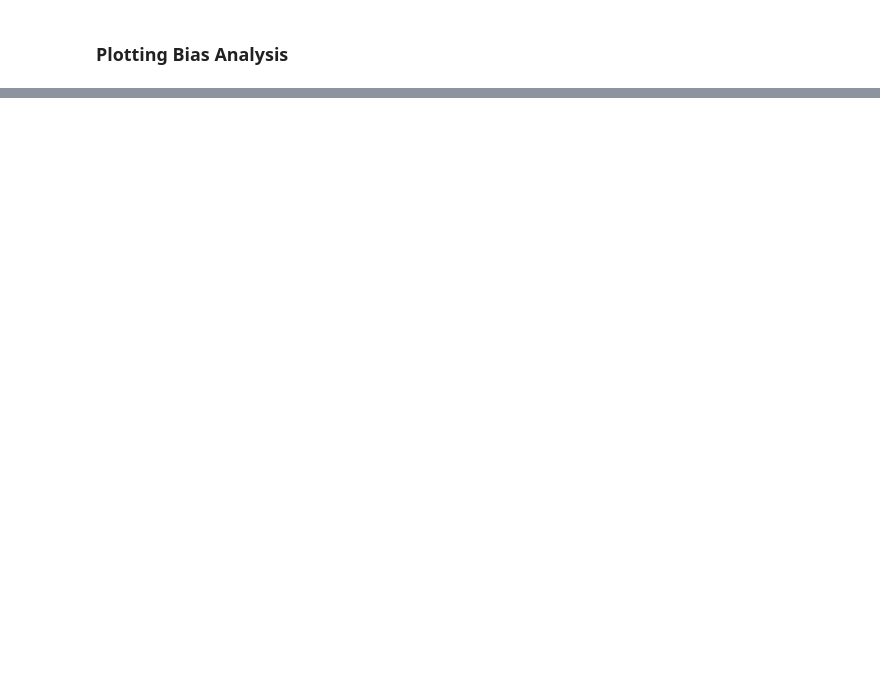
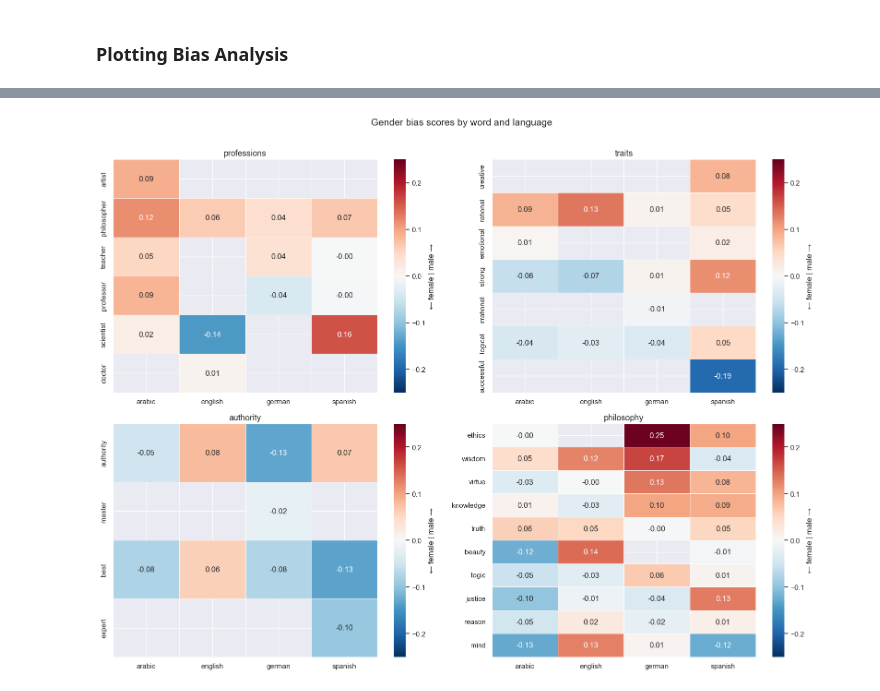
Before and after one commit to maddyjin/CS4120FinalProject, a Jupyter notebook: eda_notebooks/measuring_bias.ipynb, the cells around one changed output, grey strips where cells are left out. Cells and saved outputs as stored; diff of their text form; code cells hidden in the pictures; blank space fills up the shorter version.

Commit message:
Added test words and additional plots to measuring_bias.ipynb

```diff
--- a/eda_notebooks/measuring_bias.ipynb
+++ b/eda_notebooks/measuring_bias.ipynb
@@ -12,6 +13,6 @@ import matplotlib.pyplot as plt
 # %%
 # load models and print number of words in each embedding
-MODEL_PATHS_PHILOSOPHY = {
+MODEL_PATHS_EMBEDDINGS= {
     "english":  "../data/embeddings/english_philosophy.model",
     "german":   "../data/embeddings/german_philosophy.model",
     "arabic":   "../data/embeddings/arabic_philosophy.model",
@@ -20,7 +21,7 @@ MODEL_PATHS_PHILOSOPHY = {
 }
 
 models = {}
-for lang, path in MODEL_PATHS_PHILOSOPHY.items():
+for lang, path in MODEL_PATHS_EMBEDDINGS.items():
     try:
         models[lang] = Word2Vec.load(path).wv
         print(f"{lang}: {len(models[lang])} words")
@@ -110,12 +111,16 @@ def gender_score(word, wv, gender_dir):
 TEST_WORDS = {
     "professions":  ["doctor", "nurse", "engineer", "teacher", "scientist",
                      "programmer", "artist", "lawyer", "philosopher",
-                     "professor", "researcher", "manager", "secretary"],
+                     "professor", "researcher", "manager", "secretary",
+                     "player", "coach", "referee", "drag queen", "activist",
+                     "educator", "principal"],
     "traits":       ["intelligent", "creative", "emotional", "logical",
                      "strong", "gentle", "aggressive", "nurturing",
-                     "rational", "irrational", "ambitious", "submissive"],
+                     "rational", "irrational", "ambitious", "submissive",
+                     "fast", "agile", "adaptable", "successful",
+                     "accomplished"],
     "authority":    ["leader", "authority", "president", "boss",
-                     "expert", "master", "subordinate"],
+                     "expert", "master", "subordinate", "captain", "best"],
     "philosophy":   ["logic", "reason", "ethics", "wisdom", "knowledge",
                      "truth", "beauty", "virtue", "justice", "mind"],
 }
@@ -309,7 +314,7 @@ def plot_bias_scores(df, category, figsize=(10, 6)):
         by=pivot.columns[0], ascending=False
     )
 
-    fig, ax = plt.subplots(figsize=figsize)
+    _, ax = plt.subplots(figsize=figsize)
     x = np.arange(len(pivot))
     width = 0.8 / len(pivot.columns)
 
@@ -320,11 +325,7 @@ def plot_bias_scores(df, category, figsize=(10, 6)):
     ax.axhline(0, color="black", linewidth=0.8, linestyle="--")
     ax.set_xticks(x)
     ax.set_xticklabels(pivot.index, rotation=45, ha="right")
-    ax.set_ylabel("Gender score (+ = male, − = female)")
     ax.set_title(f"Gender bias: {category} words across languages")
     ax.legend()
     plt.tight_layout()
     plt.show()
-
-for cat in TEST_WORDS:
-    plot_bias_scores(df, cat)
@@ -335,0 +340,26 @@ for cat in TEST_WORDS:
+# %%
+# --- Plot 1: Heatmaps (word x language) ---
+fig, axes = plt.subplots(2, 2, figsize=(16, 12))
+
+for ax, cat in zip(axes.flat, TEST_WORDS):
+    sub = df[df["category"] == cat]
+    pivot = sub.pivot(index="word", columns="language", values="score")
+    pivot = pivot.dropna(how="all")
+    pivot = pivot.loc[pivot.mean(axis=1).sort_values(ascending=False).index]
+
+    sns.heatmap(
+        pivot, ax=ax,
+        center=0, cmap="RdBu_r",
+        annot=True, fmt=".2f", linewidths=0.5,
+        cbar_kws={"label": "← female | male →"},
+        vmin=-0.25, vmax=0.25,
+    )
+    ax.set_title(cat, fontsize=13)
+    ax.set_xlabel("")
+    ax.set_ylabel("")
+
+plt.suptitle("Gender bias scores by word and language", fontsize=15, y=1.01)
+plt.tight_layout()
+plt.show()
+# %% [output]
+[figure, added]
```
Also changed, not shown: parts of 10 cells of this notebook.
